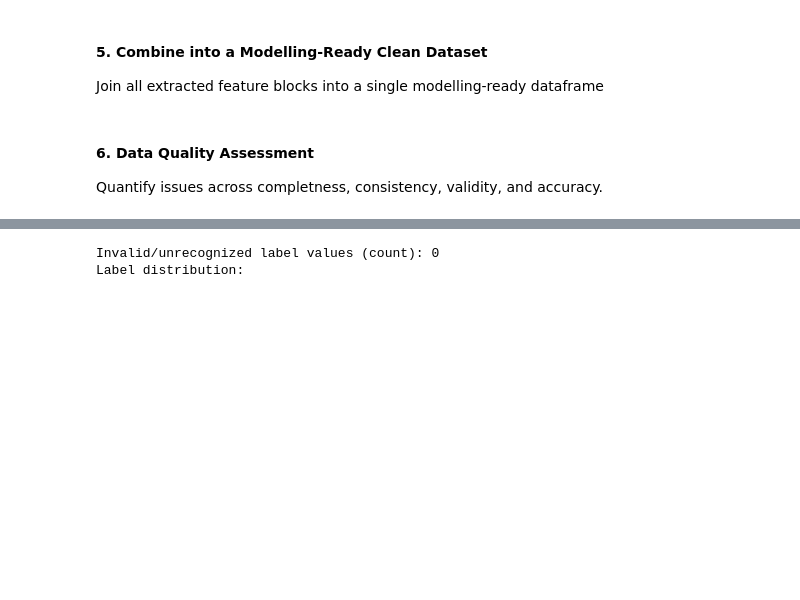
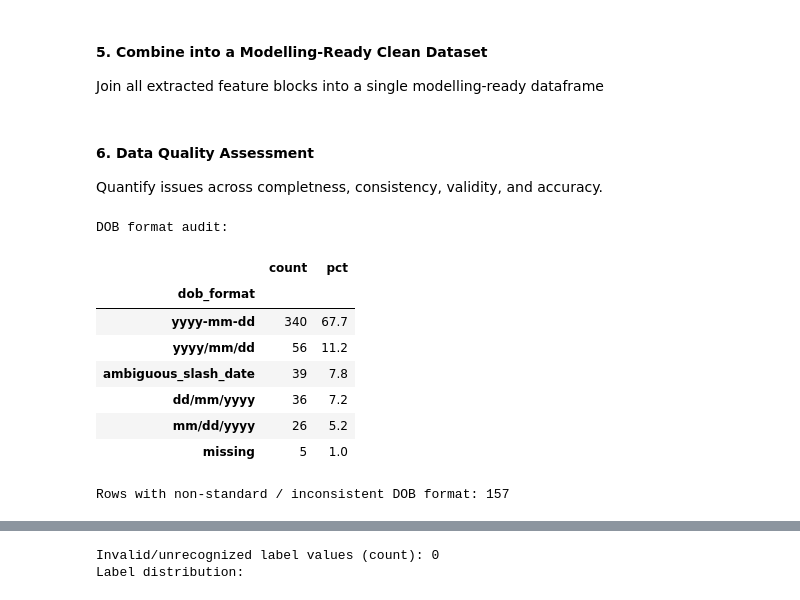
Before and after one commit to leo-nor-pro/dego-project-team6, a Jupyter notebook: notebooks/01-data-quality.ipynb, the cells around one changed output, grey strips where cells are left out. Saved outputs shown, nothing was run; the diff lists cells and outputs as text; code cells hidden in the pictures; blank space fills up the shorter version.

```diff
--- a/notebooks/01-data-quality.ipynb
+++ b/notebooks/01-data-quality.ipynb
@@ -280,4 +279,54 @@ df_clean = pd.concat(
 # %% [markdown]
 #### 6. Data Quality Assessment
 Quantify issues across completness, consistency, validity, and accuracy.
+# %%
+# 1) Date Format Audit
+
+if "applicant_date_of_birth" in df_clean.columns:
+    dob = df_clean["applicant_date_of_birth"].astype("string").str.strip()
+
+    def classify_dob(x):
+        if pd.isna(x) or x == "":
+            return "missing"
+        if re.fullmatch(r"\d{4}-\d{2}-\d{2}", x):
+            return "yyyy-mm-dd"
+        if re.fullmatch(r"\d{4}/\d{2}/\d{2}", x):
+            return "yyyy/mm/dd"
+        if re.fullmatch(r"\d{2}/\d{2}/\d{4}", x):
+            a, b, _ = map(int, x.split("/"))
+            if a > 12:
+                return "dd/mm/yyyy"
+            if b > 12:
+                return "mm/dd/yyyy"
+            return "ambiguous_slash_date"
+        return "other"
+
+    df_clean["dob_format"] = dob.apply(classify_dob)
+
+    dob_audit = (
+        df_clean["dob_format"]
+        .value_counts(dropna=False)
+        .rename_axis("dob_format")
+        .to_frame("count")
+    )
+
+    dob_audit["pct"] = (dob_audit["count"] / len(df_clean) * 100).round(1)
+
+    print("DOB format audit:")
+    display(dob_audit)
+
+    df_clean["dob_format_issue_flag"] = ~df_clean["dob_format"].isin(["yyyy-mm-dd", "missing"])
+    print("Rows with non-standard / inconsistent DOB format:",
+          int(df_clean["dob_format_issue_flag"].sum()))
+# %% [output]
+DOB format audit:
+|  | count | pct |
+| dob_format |  |  |
+| yyyy-mm-dd | 340 | 67.7 |
+| yyyy/mm/dd | 56 | 11.2 |
+| ambiguous_slash_date | 39 | 7.8 |
+| dd/mm/yyyy | 36 | 7.2 |
+| mm/dd/yyyy | 26 | 5.2 |
+| missing | 5 | 1.0 |
+Rows with non-standard / inconsistent DOB format: 157
 # %%
```
Also changed, not shown: parts of 10 cells of this notebook.
